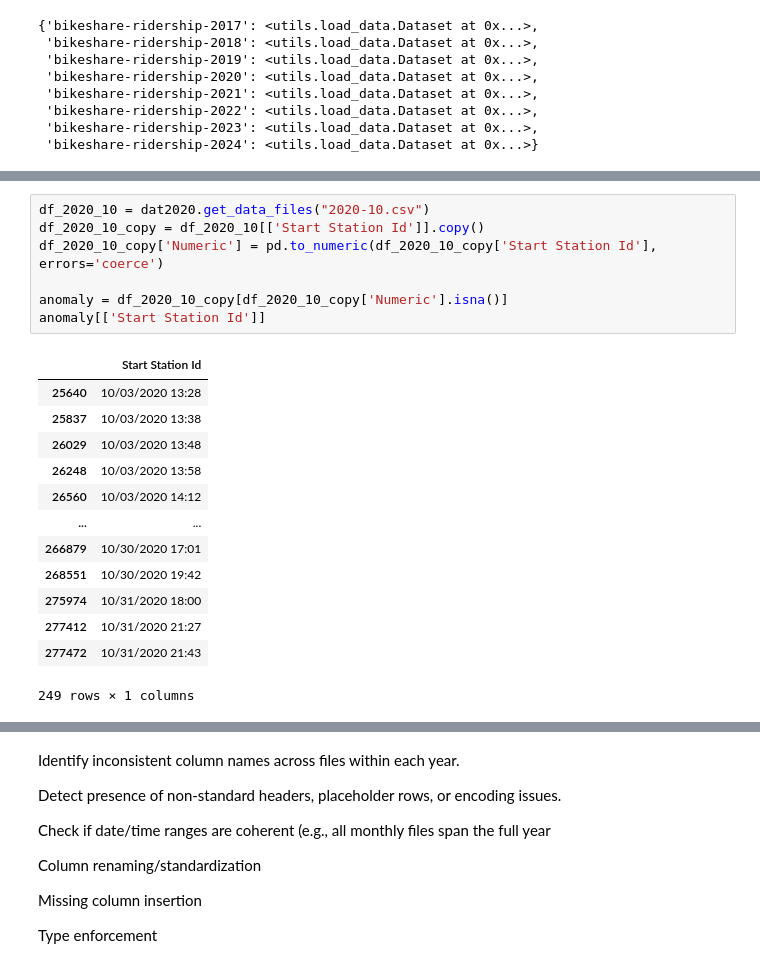
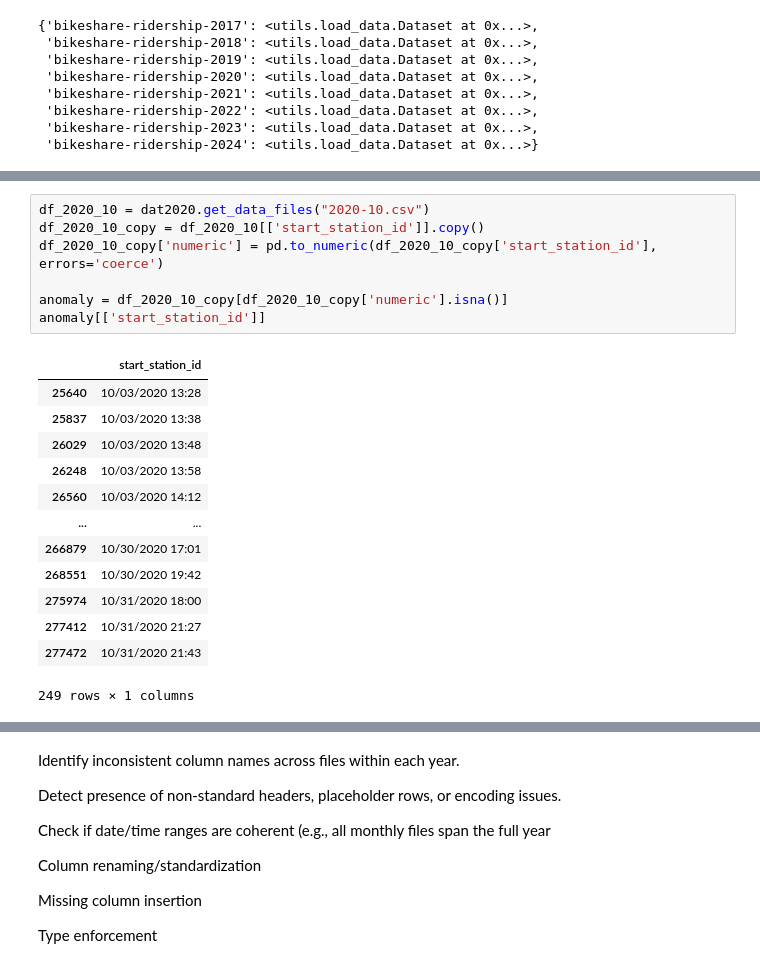
Before and after one commit to jyvo/toronto-bike-share-analysis, a Jupyter notebook: notebooks/reformat_raw.ipynb, the cells around one changed output, grey strips where cells are left out. Drawn from its saved outputs; the diff is of its cells as text.

```diff
--- a/notebooks/reformat_raw.ipynb
+++ b/notebooks/reformat_raw.ipynb
@@ -271,13 +332,13 @@ User Type             object
 dtype: object
 # %%
 df_2020_10 = dat2020.get_data_files("2020-10.csv")
-df_2020_10_copy = df_2020_10[['Start Station Id']].copy()
-df_2020_10_copy['Numeric'] = pd.to_numeric(df_2020_10_copy['Start Station Id'], errors='coerce')
+df_2020_10_copy = df_2020_10[['start_station_id']].copy()
+df_2020_10_copy['numeric'] = pd.to_numeric(df_2020_10_copy['start_station_id'], errors='coerce')
 
-anomaly = df_2020_10_copy[df_2020_10_copy['Numeric'].isna()]
-anomaly[['Start Station Id']]
+anomaly = df_2020_10_copy[df_2020_10_copy['numeric'].isna()]
+anomaly[['start_station_id']]
 # %% [output]
-|  | Start Station Id |
+|  | start_station_id |
 | 25640 | 10/03/2020 13:28 |
 | 25837 | 10/03/2020 13:38 |
 | 26029 | 10/03/2020 13:48 |
```
Also changed, not shown: parts of 29 cells of this notebook.
